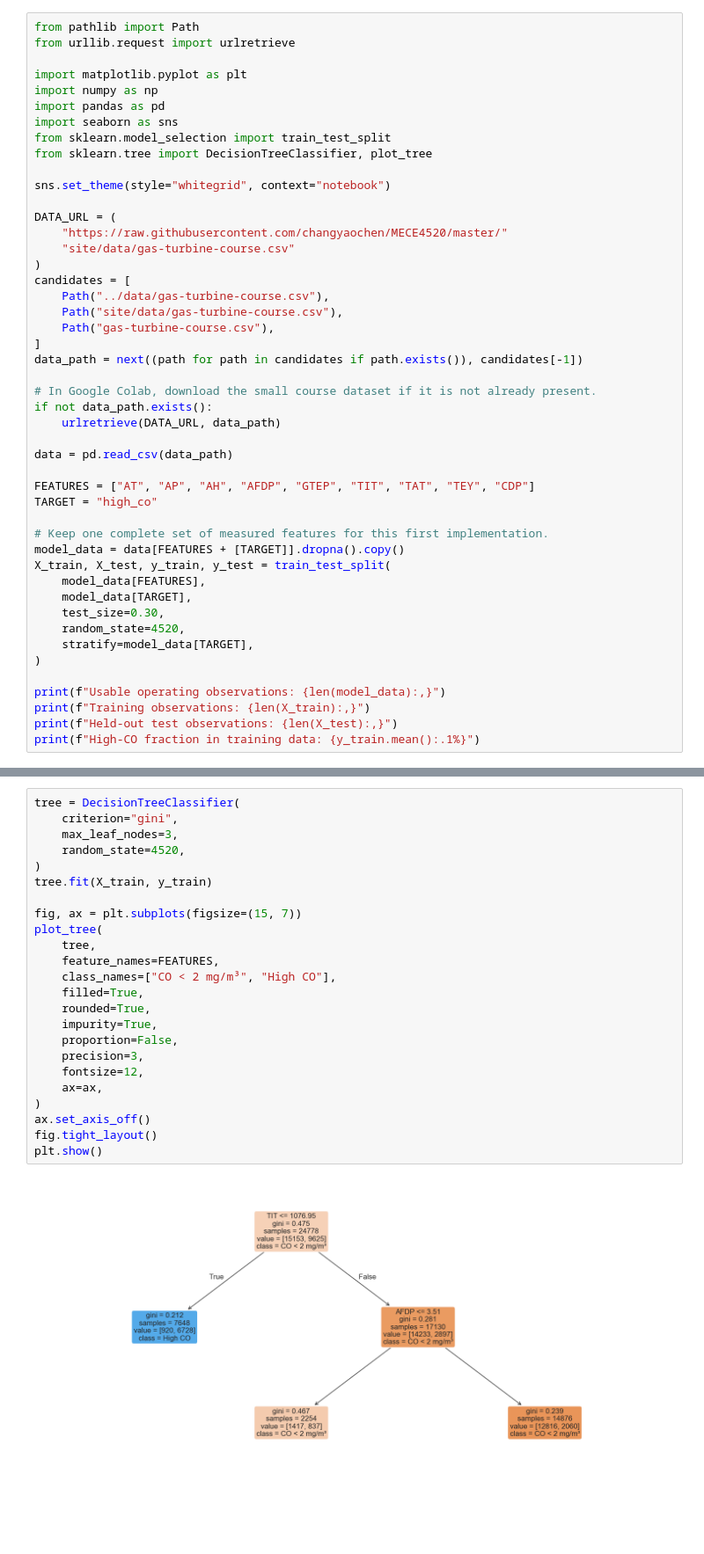
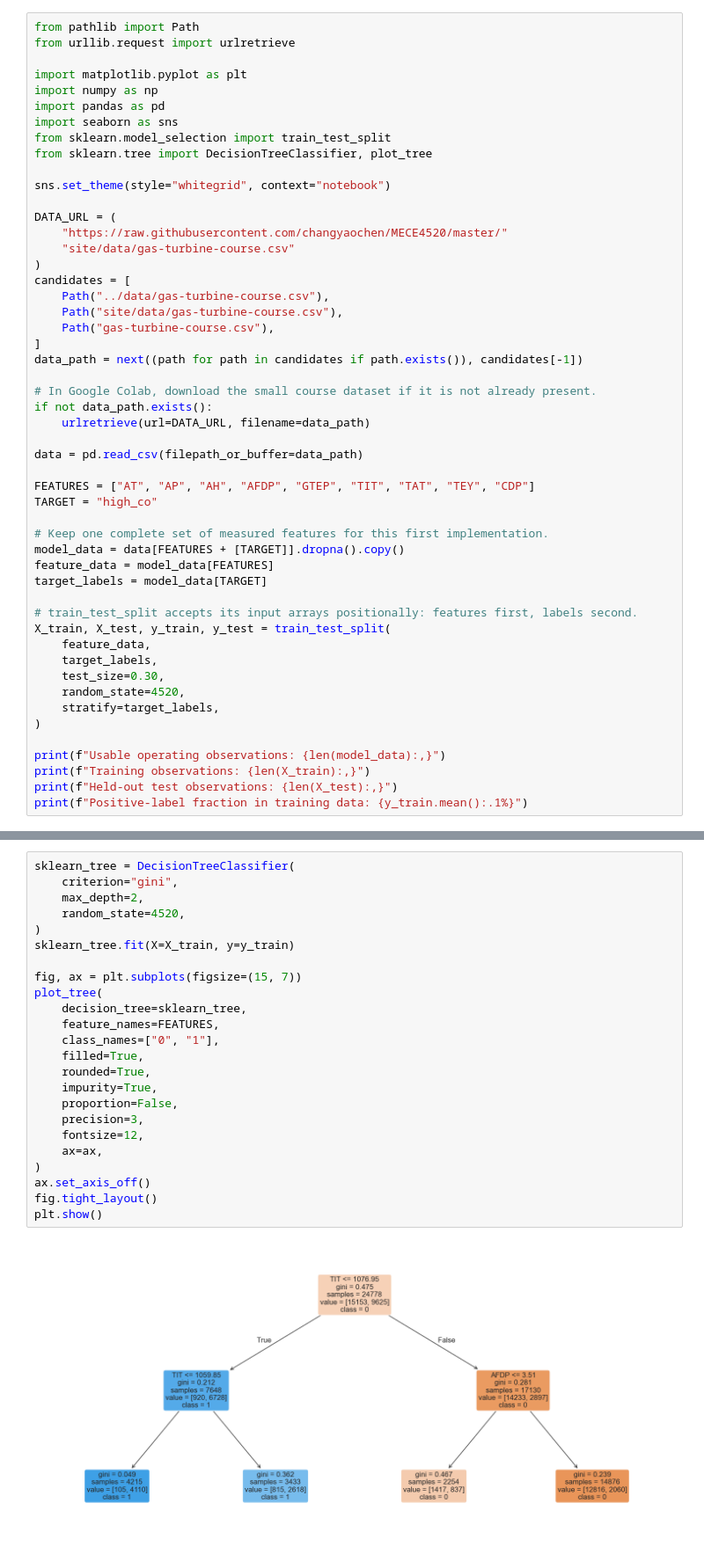
Before and after one commit to changyaochen/MECE4520, a Jupyter notebook: site/tree-based/01-decision-trees-from-scratch.ipynb, the cells around one changed output, grey strips where cells are left out. Shown at 88% size. Saved outputs shown, nothing was run; the diff lists cells and outputs as text; blank space fills up the shorter version.

Commit message:
Expand decision tree notebook

```diff
--- a/site/tree-based/01-decision-trees-from-scratch.ipynb
+++ b/site/tree-based/01-decision-trees-from-scratch.ipynb
@@ -38,27 +48,31 @@ data_path = next((path for path in candidates if path.exists()), candidates[-1])
 
 # In Google Colab, download the small course dataset if it is not already present.
 if not data_path.exists():
-    urlretrieve(DATA_URL, data_path)
+    urlretrieve(url=DATA_URL, filename=data_path)
 
-data = pd.read_csv(data_path)
+data = pd.read_csv(filepath_or_buffer=data_path)
 
 FEATURES = ["AT", "AP", "AH", "AFDP", "GTEP", "TIT", "TAT", "TEY", "CDP"]
 TARGET = "high_co"
 
 # Keep one complete set of measured features for this first implementation.
 model_data = data[FEATURES + [TARGET]].dropna().copy()
+feature_data = model_data[FEATURES]
+target_labels = model_data[TARGET]
+
+# train_test_split accepts its input arrays positionally: features first, labels second.
 X_train, X_test, y_train, y_test = train_test_split(
-    model_data[FEATURES],
-    model_data[TARGET],
+    feature_data,
+    target_labels,
     test_size=0.30,
     random_state=4520,
-    stratify=model_data[TARGET],
+    stratify=target_labels,
 )
 
 print(f"Usable operating observations: {len(model_data):,}")
 print(f"Training observations: {len(X_train):,}")
 print(f"Held-out test observations: {len(X_test):,}")
-print(f"High-CO fraction in training data: {y_train.mean():.1%}")
+print(f"Positive-label fraction in training data: {y_train.mean():.1%}")
 # %% [output]
 Usable operating observations: 35,398
 Training observations: 24,778
@@ -322,27 +466,27 @@ The second split divides the region TIT > 1076.95 using AFDP ≤ 3.510.
 # %%
-tree = DecisionTreeClassifier(
+sklearn_tree = DecisionTreeClassifier(
     criterion="gini",
-    max_leaf_nodes=3,
+    max_depth=2,
     random_state=4520,
 )
-tree.fit(X_train, y_train)
+sklearn_tree.fit(X=X_train, y=y_train)
 
 fig, ax = plt.subplots(figsize=(15, 7))
 plot_tree(
-    tree,
+    decision_tree=sklearn_tree,
     feature_names=FEATURES,
-    class_names=["CO < 2 mg/m³", "High CO"],
+    class_names=["0", "1"],
     filled=True,
     rounded=True,
     impurity=True,
     proportion=False,
     precision=3,
     fontsize=12,
     ax=ax,
 )
 ax.set_axis_off()
 fig.tight_layout()
 plt.show()
 # %% [output]
-[figure, old version]
+[figure, new version]
 # %%
```
Also changed, not shown: parts of 16 cells of this notebook, 1 other file.
